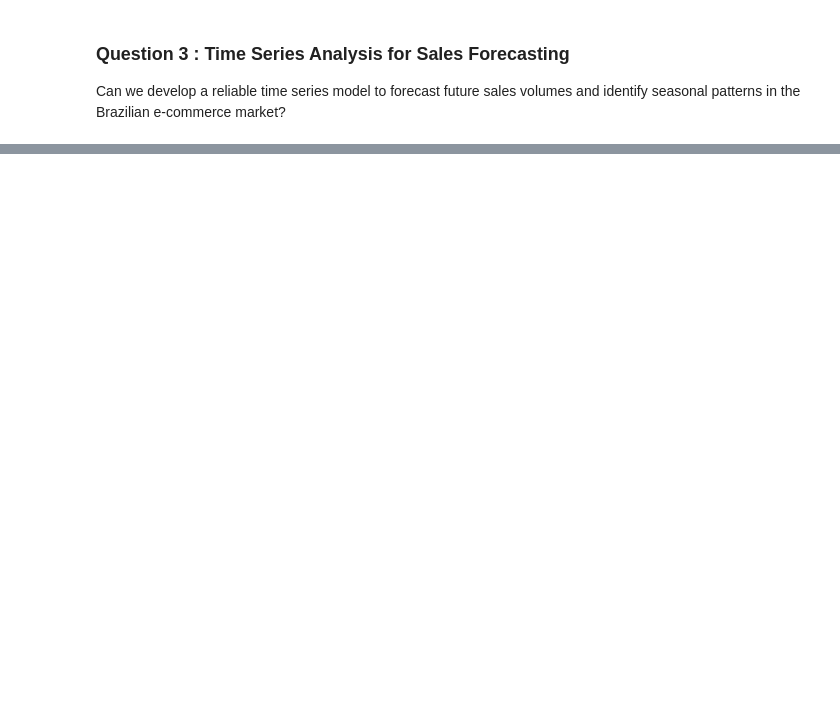
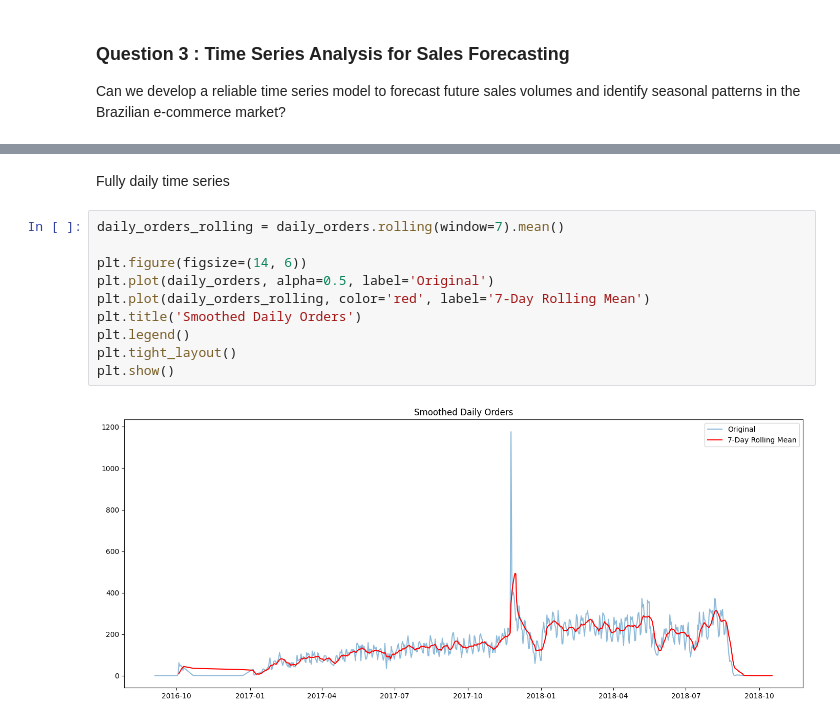
Before and after one commit to Tanishk-Singh/UofA_DataMining_Final_Project, a Jupyter notebook: temp/Q3.ipynb, the cells around one changed output, grey strips where cells are left out. Saved outputs shown, nothing was run; the diff lists cells and outputs as text; blank space fills up the shorter version.

```diff
--- a/temp/Q3.ipynb
+++ b/temp/Q3.ipynb
@@ -59,0 +69,14 @@ Duplicate unique customers ids means that a customer may have placed more than o
+# %% [markdown]
+Fully daily time series
+# %%
+daily_orders_rolling = daily_orders.rolling(window=7).mean()
+
+plt.figure(figsize=(14, 6))
+plt.plot(daily_orders, alpha=0.5, label='Original')
+plt.plot(daily_orders_rolling, color='red', label='7-Day Rolling Mean')
+plt.title('Smoothed Daily Orders')
+plt.legend()
+plt.tight_layout()
+plt.show()
+# %% [output]
+[figure, added]
```
Also changed, not shown: parts of 22 cells of this notebook.
